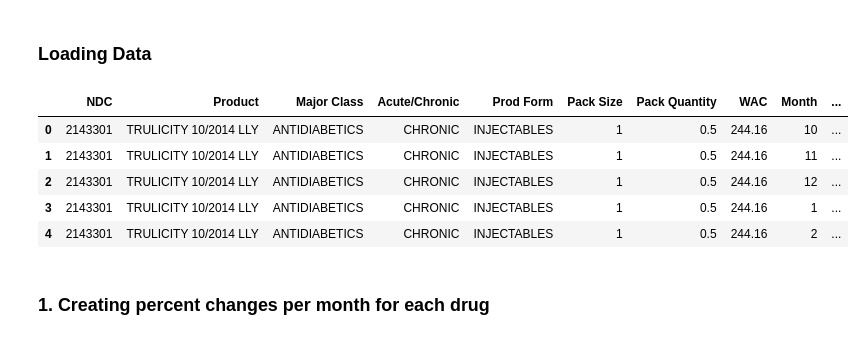
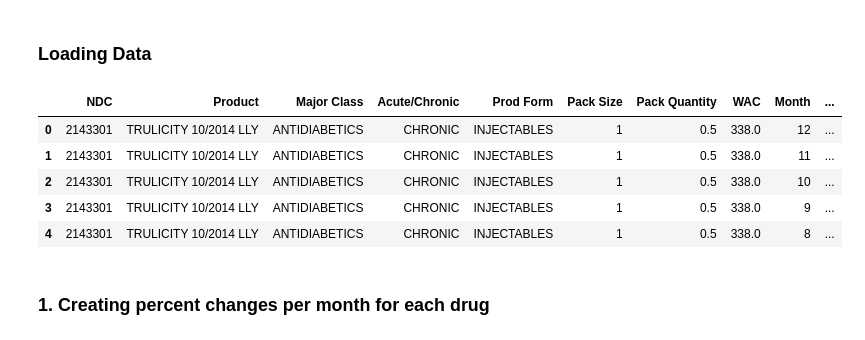
Before and after one commit to pauldoan/CBS_Nephron, a Jupyter notebook: Research/Price_changes.ipynb, the cells around one changed output. Drawn from its saved outputs; the diff is of its cells as text; code cells hidden in the pictures.

```diff
--- a/Research/Price_changes.ipynb
+++ b/Research/Price_changes.ipynb
@@ -18,18 +18,19 @@ from tqdm import tqdm
 ### Loading Data
 # %%
 # Loading the dataset
-df = pd.read_csv('../Processed_Data/merge_with_iqvia_2014_01_2020_09_monthly.csv')
-df = df[['NDC', 'Product','Major Class', 'Acute/Chronic', 'Prod Form', 'Pack Size', 'Pack Quantity', 'WAC', 'Month', 'Year', 'TRx']]
+df = pd.read_csv('../Processed_Data/merge_with_iqvia_2017_01_2020_09_monthly.csv')
+df = df[['NDC', 'Product', 'Major Class', 'Acute/Chronic', 'Prod Form', 'Pack Size',
+         'Pack Quantity', 'WAC', 'Month', 'Year', 'TRx']]
 df = df.dropna(subset=['WAC'])
 df['Date'] = df.Year.astype(str) + '_' + df.Month.astype(str).apply(lambda x: '0' + x if int(x)<10 else x)
 df.head()
 # %% [output]
 |  | NDC | Product | Major Class | Acute/Chronic | Prod Form | Pack Size | Pack Quantity | WAC | Month | ... |
-| 0 | 2143301 | TRULICITY 10/2014 LLY | ANTIDIABETICS | CHRONIC | INJECTABLES | 1 | 0.5 | 244.16 | 10 | ... |
-| 1 | 2143301 | TRULICITY 10/2014 LLY | ANTIDIABETICS | CHRONIC | INJECTABLES | 1 | 0.5 | 244.16 | 11 | ... |
-| 2 | 2143301 | TRULICITY 10/2014 LLY | ANTIDIABETICS | CHRONIC | INJECTABLES | 1 | 0.5 | 244.16 | 12 | ... |
-| 3 | 2143301 | TRULICITY 10/2014 LLY | ANTIDIABETICS | CHRONIC | INJECTABLES | 1 | 0.5 | 244.16 | 1 | ... |
-| 4 | 2143301 | TRULICITY 10/2014 LLY | ANTIDIABETICS | CHRONIC | INJECTABLES | 1 | 0.5 | 244.16 | 2 | ... |
+| 0 | 2143301 | TRULICITY 10/2014 LLY | ANTIDIABETICS | CHRONIC | INJECTABLES | 1 | 0.5 | 338.0 | 12 | ... |
+| 1 | 2143301 | TRULICITY 10/2014 LLY | ANTIDIABETICS | CHRONIC | INJECTABLES | 1 | 0.5 | 338.0 | 11 | ... |
+| 2 | 2143301 | TRULICITY 10/2014 LLY | ANTIDIABETICS | CHRONIC | INJECTABLES | 1 | 0.5 | 338.0 | 10 | ... |
+| 3 | 2143301 | TRULICITY 10/2014 LLY | ANTIDIABETICS | CHRONIC | INJECTABLES | 1 | 0.5 | 338.0 | 9 | ... |
+| 4 | 2143301 | TRULICITY 10/2014 LLY | ANTIDIABETICS | CHRONIC | INJECTABLES | 1 | 0.5 | 338.0 | 8 | ... |
 # %% [markdown]
 ### 1. Creating percent changes per month for each drug
 # %% [markdown]
```
Also changed, not shown: parts of 2 cells of this notebook, 15 other files.
